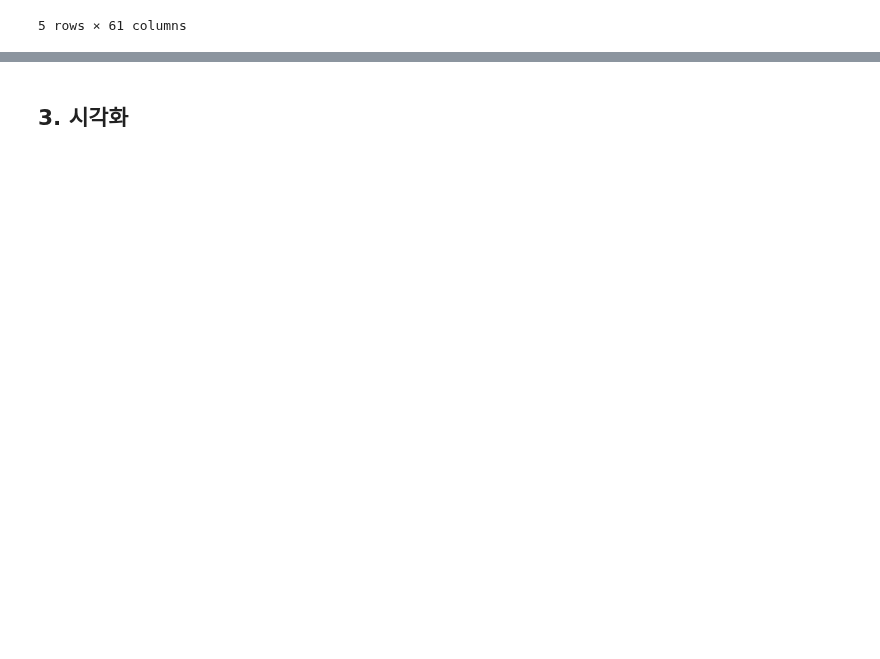
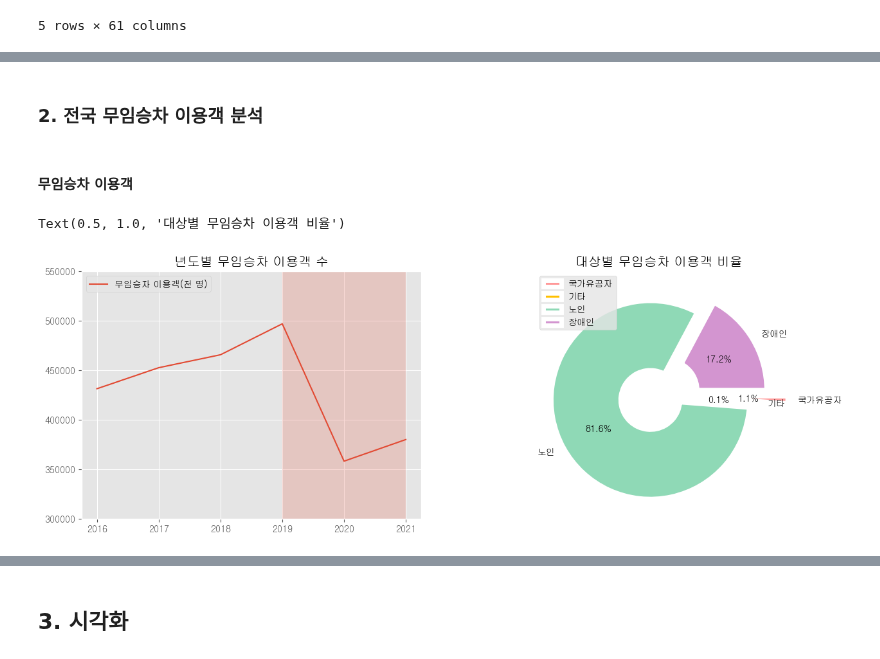
Before and after one commit to HyunJW/Subway_Analystic, a Jupyter notebook: 유무임 승하차 현황.ipynb, the cells around one changed output, grey strips where cells are left out. Saved outputs shown, nothing was run; the diff lists cells and outputs as text; code cells hidden in the pictures; blank space fills up the shorter version.

```diff
--- a/유무임 승하차 현황.ipynb
+++ b/유무임 승하차 현황.ipynb
@@ -71,0 +151,5 @@ memory usage: 8.7+ KB
+# %%
+# 자료값을 정수형으로 변환
+for i in df_group.columns[3:]:
+    df_group[i] = df_group[i].astype('int')
+df_group.info()
@@ -71,0 +174,4 @@ memory usage: 8.7+ KB
+# %%
+# 합계 column 생성
+df_group['합계'] = df_group[df_group.columns[3:]].sum(axis=1)
+df_group.head(2)
@@ -71,0 +182,4 @@ memory usage: 8.7+ KB
+# %%
+# 2016~2021 무임승차 인구수(단위 : 천명)
+df_group_pop = df_group[df_group.index % 2 == 0].drop(columns='인원/비용')
+df_group_pop.tail(3)
@@ -71,0 +200,33 @@ memory usage: 8.7+ KB
+# %% [markdown]
+### 2. 전국 무임승차 이용객 분석
+# %% [markdown]
+#### 무임승차 이용객
+# %%
+# 년도별 무임승차 이용객 수
+df_group_pop_year = df_group_pop.groupby(['년도'])[['합계']].sum()
+df_group_pop_year.reset_index(inplace=True)
+
+# 전국 대상별 무임승차 인원 합계
+df_group_pop_target = df_group_pop.groupby(['대상'])[['합계']].sum()
+df_group_pop_target.reset_index(inplace=True)
+# %%
+plt.style.use('ggplot')
+
+fig = plt.figure(figsize=(15, 5))
+ax1 = fig.add_subplot(1,2,1)
+ax2 = fig.add_subplot(1,2,2)
+
+ax1.plot(df_group_pop_year['년도'], df_group_pop_year['합계'], label='무임승차 이용객(천 명)')
+ax1.set_ylim(300000, 550000)
+ax1.legend(loc='upper left')
+ax1.axvspan(3, 5,  facecolor='#e24a33', alpha=0.2) # 코로나 기간
+ax1.set_title('년도별 무임승차 이용객 수')
+
+ax2.pie(df_group_pop_target['합계'], labels = df_group_pop_target['대상'], autopct='%.1f%%', startangle=0, counterclock=False,
+        explode=[0.3, 0, 0.1, 0.1], colors=['#ff9999', '#ffc000', '#8fd9b6', '#d395d0'],
+        wedgeprops={'width': 0.7, 'edgecolor': 'w', 'linewidth': 5})
+ax2.legend(loc='upper left')
+ax2.set_title('대상별 무임승차 이용객 비율')
+# %% [output]
+Text(0.5, 1.0, '대상별 무임승차 이용객 비율')
+[figure, added]
```
Also changed, not shown: parts of 91 cells of this notebook, 2 other files.
